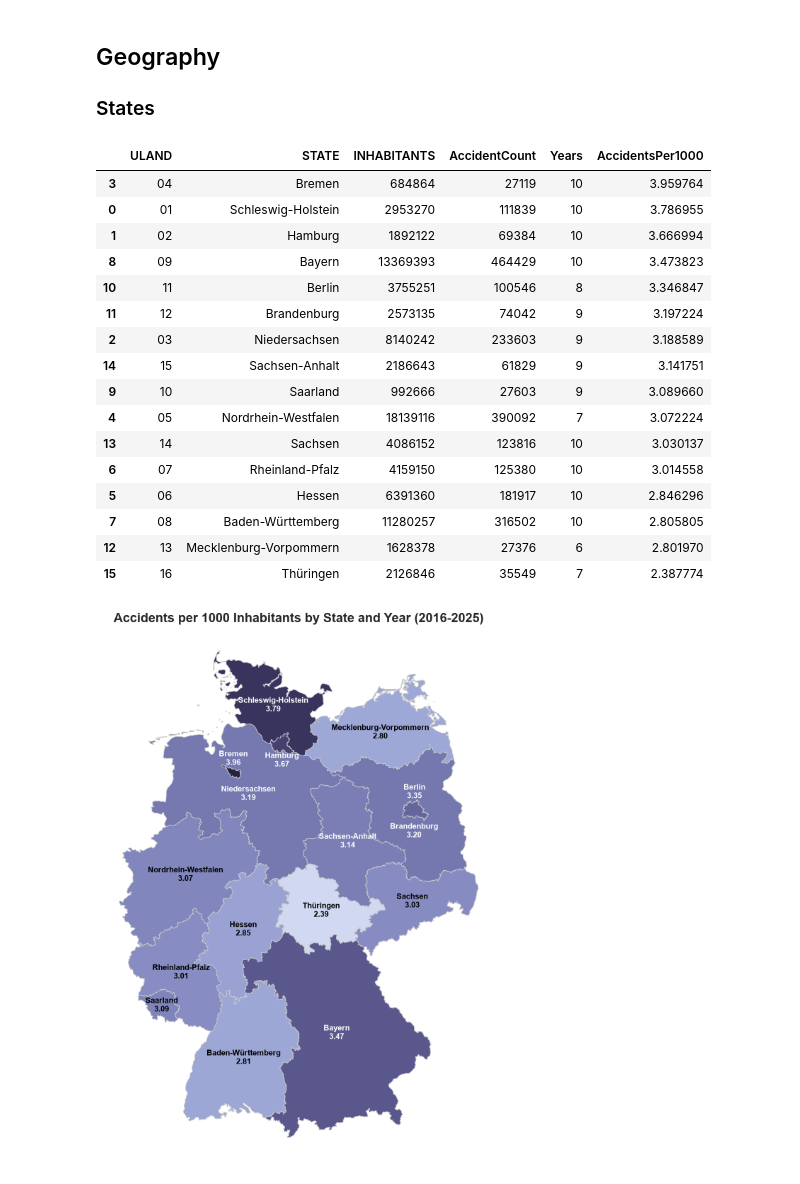
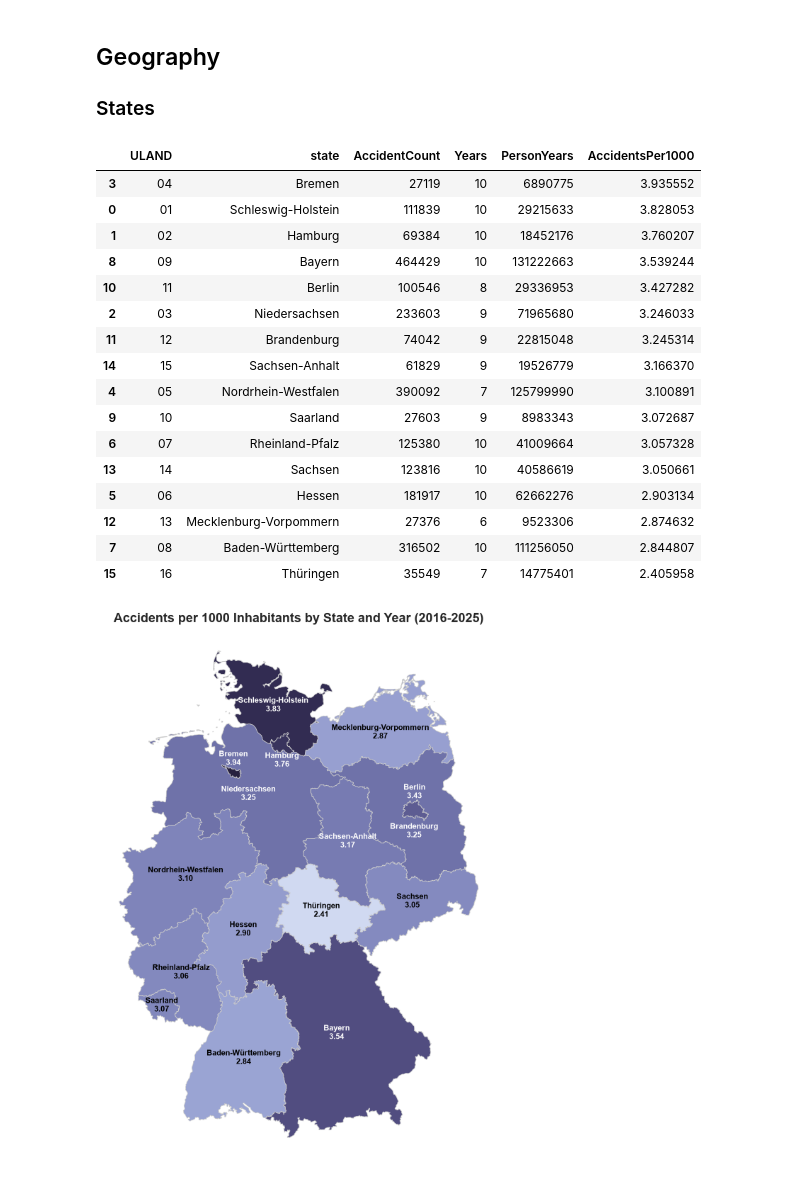
Before and after one commit to HumbleHominid/urban-mobility-risk-analysis, a Jupyter notebook: notebooks/summary.ipynb, the cells around one changed output. Drawn from its saved outputs; the diff is of its cells as text; code cells hidden in the pictures.

```diff
--- a/notebooks/summary.ipynb
+++ b/notebooks/summary.ipynb
@@ -59,9 +59,8 @@ Only `IstGkfz` has missing values: the 2017 file has no goods-vehicle column. Su
 ### Coverage
 Not every state reports accidents from 2016. The table counts accidents per state and year; a 0 means the state is missing.
 # %%
-df_States = pd.read_csv(resolve_path(f"{cfg.data.raw}/ULAND_Inhabitants.csv"), sep=";")
-df_States["ULAND"] = df_States["ULAND"].astype(str).str.zfill(2)
-state_names = df_States.set_index("ULAND")["STATE"]
+df_States = fd.get_state_population()  # population per state and year (Destatis)
+state_names = df_States.drop_duplicates("ULAND").set_index("ULAND")["state"]
 pd.crosstab(df["ULAND"].map(state_names), df["UJAHR"])
 # %% [output]
 | UJAHR | 2016 | 2017 | 2018 | 2019 | 2020 | 2021 | 2022 | 2023 | 2024 | 2025 |
@@ -254,51 +253,53 @@ Most accidents (81%) involve only light injuries; 18% involve a serious and 1% a
 ## Geography
 ### States
 # %%
-# Accidents per 1000 inhabitants and year, over the years each state has data
-df_accident_per_population = df_States.merge(
-    df.groupby("ULAND").agg(AccidentCount=("UJAHR", "size"), Years=("UJAHR", "nunique")).reset_index(),
-    on="ULAND",
-    how="left",
+# Accidents per 1000 inhabitants and year, over the years each state has data: each
+# year's accidents count against that year's population
+state_years = (
+    df.groupby(["ULAND", "UJAHR"]).size().rename("AccidentCount").reset_index()
+    .merge(df_States, on=["ULAND", "UJAHR"])
+)
+df_accident_per_population = state_years.groupby(["ULAND", "state"], as_index=False).agg(
+    AccidentCount=("AccidentCount", "sum"),
+    Years=("UJAHR", "nunique"),
+    PersonYears=("population", "sum"),
 )
 df_accident_per_population["AccidentsPer1000"] = (
-    df_accident_per_population["AccidentCount"]
-    / df_accident_per_population["INHABITANTS"]
-    * 1000
-    / df_accident_per_population["Years"]
+    df_accident_per_population["AccidentCount"] / df_accident_per_population["PersonYears"] * 1000
 )
 # Load the geospatial data for German states
 geodata_url = "https://raw.githubusercontent.com/isellsoap/deutschlandGeoJSON/main/2_bundeslaender/2_hoch.geo.json"
 gdf_germany = cached(
     f"{cfg.output.artifacts}/summary/germany_states.parquet",
     lambda: gpd.read_file(geodata_url),
     gpd.read_parquet,
     lambda gdf, path: gdf.to_parquet(path),
     force=cfg.run.force_recompute,
 )
 # Merge data with the geospatial data using state names
-# (the 'name' column of the map data matches the 'STATE' column of our data)
+# (the 'name' column of the map data matches the 'state' column of our data)
 merged_gdf = gdf_germany.merge(
-    df_accident_per_population, left_on="name", right_on="STATE", how="left"
+    df_accident_per_population, left_on="name", right_on="state", how="left"
 )
 df_accident_per_population.sort_values("AccidentsPer1000", ascending=False)
 # %% [output]
-|  | ULAND | STATE | INHABITANTS | AccidentCount | Years | AccidentsPer1000 |
-| 3 | 04 | Bremen | 684864 | 27119 | 10 | 3.959764 |
-| 0 | 01 | Schleswig-Holstein | 2953270 | 111839 | 10 | 3.786955 |
-| 1 | 02 | Hamburg | 1892122 | 69384 | 10 | 3.666994 |
-| 8 | 09 | Bayern | 13369393 | 464429 | 10 | 3.473823 |
-| 10 | 11 | Berlin | 3755251 | 100546 | 8 | 3.346847 |
-| 11 | 12 | Brandenburg | 2573135 | 74042 | 9 | 3.197224 |
-| 2 | 03 | Niedersachsen | 8140242 | 233603 | 9 | 3.188589 |
-| 14 | 15 | Sachsen-Anhalt | 2186643 | 61829 | 9 | 3.141751 |
-| 9 | 10 | Saarland | 992666 | 27603 | 9 | 3.089660 |
-| 4 | 05 | Nordrhein-Westfalen | 18139116 | 390092 | 7 | 3.072224 |
-| 13 | 14 | Sachsen | 4086152 | 123816 | 10 | 3.030137 |
-| 6 | 07 | Rheinland-Pfalz | 4159150 | 125380 | 10 | 3.014558 |
-| 5 | 06 | Hessen | 6391360 | 181917 | 10 | 2.846296 |
-| 7 | 08 | Baden-Württemberg | 11280257 | 316502 | 10 | 2.805805 |
-| 12 | 13 | Mecklenburg-Vorpommern | 1628378 | 27376 | 6 | 2.801970 |
-| 15 | 16 | Thüringen | 2126846 | 35549 | 7 | 2.387774 |
+|  | ULAND | state | AccidentCount | Years | PersonYears | AccidentsPer1000 |
+| 3 | 04 | Bremen | 27119 | 10 | 6890775 | 3.935552 |
+| 0 | 01 | Schleswig-Holstein | 111839 | 10 | 29215633 | 3.828053 |
+| 1 | 02 | Hamburg | 69384 | 10 | 18452176 | 3.760207 |
+| 8 | 09 | Bayern | 464429 | 10 | 131222663 | 3.539244 |
+| 10 | 11 | Berlin | 100546 | 8 | 29336953 | 3.427282 |
+| 2 | 03 | Niedersachsen | 233603 | 9 | 71965680 | 3.246033 |
+| 11 | 12 | Brandenburg | 74042 | 9 | 22815048 | 3.245314 |
+| 14 | 15 | Sachsen-Anhalt | 61829 | 9 | 19526779 | 3.166370 |
+| 4 | 05 | Nordrhein-Westfalen | 390092 | 7 | 125799990 | 3.100891 |
+| 9 | 10 | Saarland | 27603 | 9 | 8983343 | 3.072687 |
+| 6 | 07 | Rheinland-Pfalz | 125380 | 10 | 41009664 | 3.057328 |
+| 13 | 14 | Sachsen | 123816 | 10 | 40586619 | 3.050661 |
+| 5 | 06 | Hessen | 181917 | 10 | 62662276 | 2.903134 |
+| 12 | 13 | Mecklenburg-Vorpommern | 27376 | 6 | 9523306 | 2.874632 |
+| 7 | 08 | Baden-Württemberg | 316502 | 10 | 111256050 | 2.844807 |
+| 15 | 16 | Thüringen | 35549 | 7 | 14775401 | 2.405958 |
 # %%
 fig, ax = plt.subplots(1, 1, figsize=(10, 14), dpi=144)
 cmap = sns.color_palette("ch:s=.1,rot=-.1", 16, as_cmap=True)
```
Also changed, not shown: parts of 8 cells of this notebook, 23 other files.
